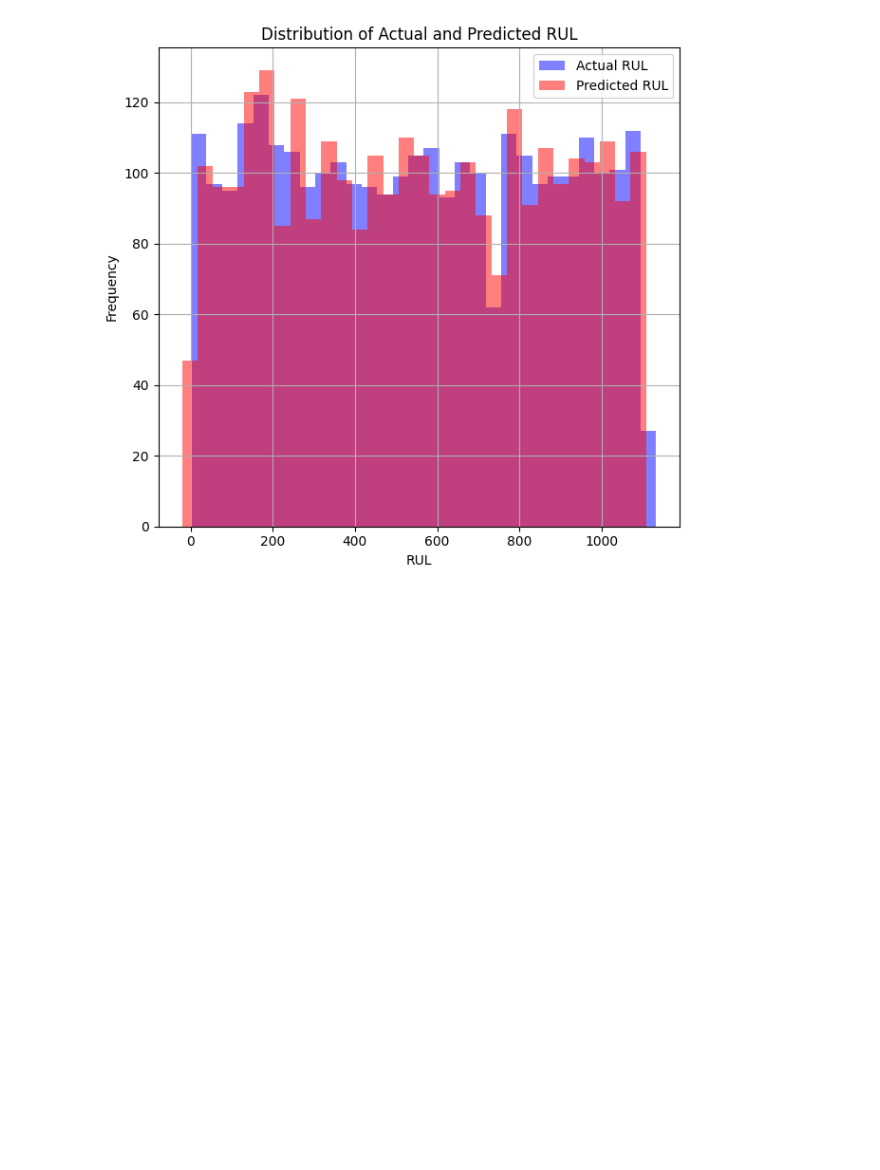
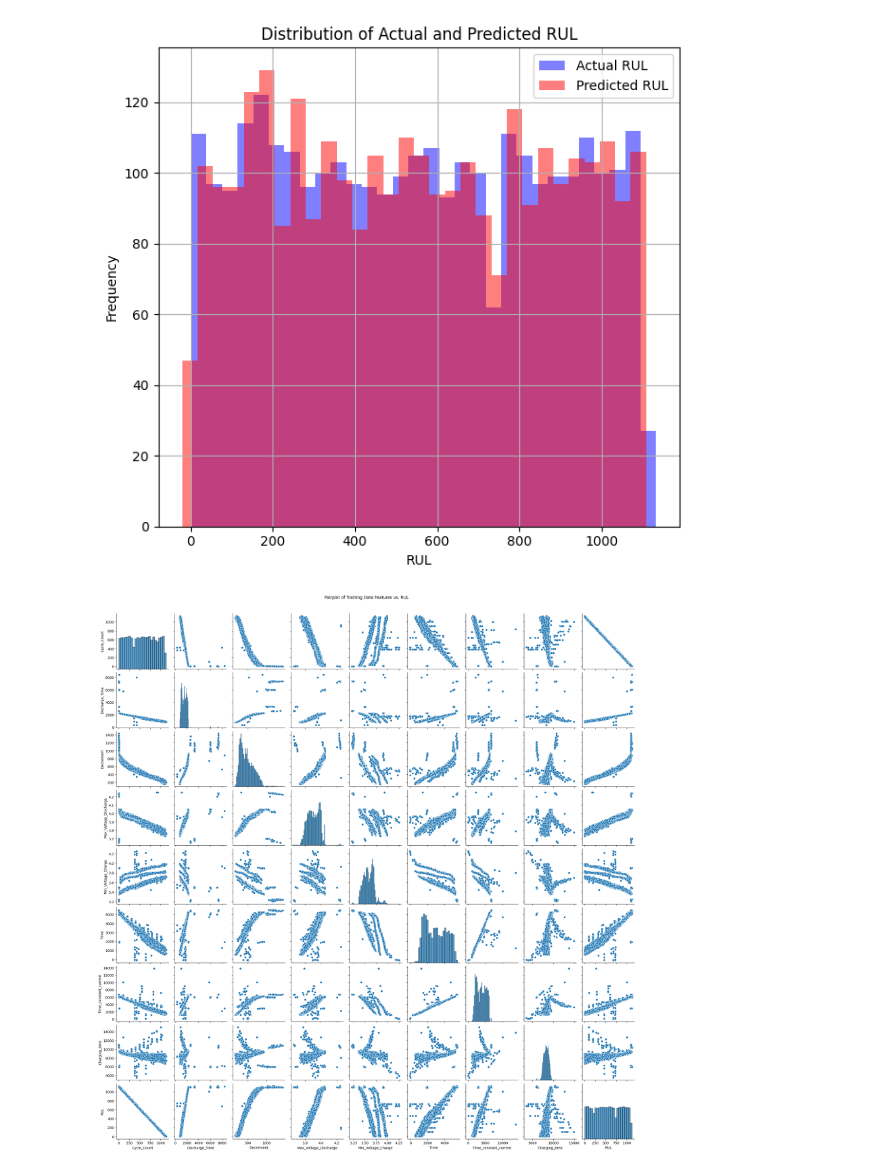
Before and after one commit to Odera2023/Lithium, a Jupyter notebook: Lithium.ipynb, the cells around one changed output. Cells and saved outputs as stored; diff of their text form; code cells hidden in the pictures; blank space fills up the shorter version.

```diff
--- a/Lithium.ipynb
+++ b/Lithium.ipynb
@@ -137,3 +137,11 @@ plt.tight_layout()
 plt.show()
 # %% [output]
 [figure]
+# %%
+# Create pairplot for training data features vs. RUL
+train_data_pairplot = pd.concat([X_train, y_train], axis=1)
+sns.pairplot(train_data_pairplot)
+plt.suptitle('Pairplot of Training Data Features vs. RUL', y=1.02)
+plt.show()
+# %% [output]
+[figure, added]
```
Also changed, not shown: parts of 9 cells of this notebook.
